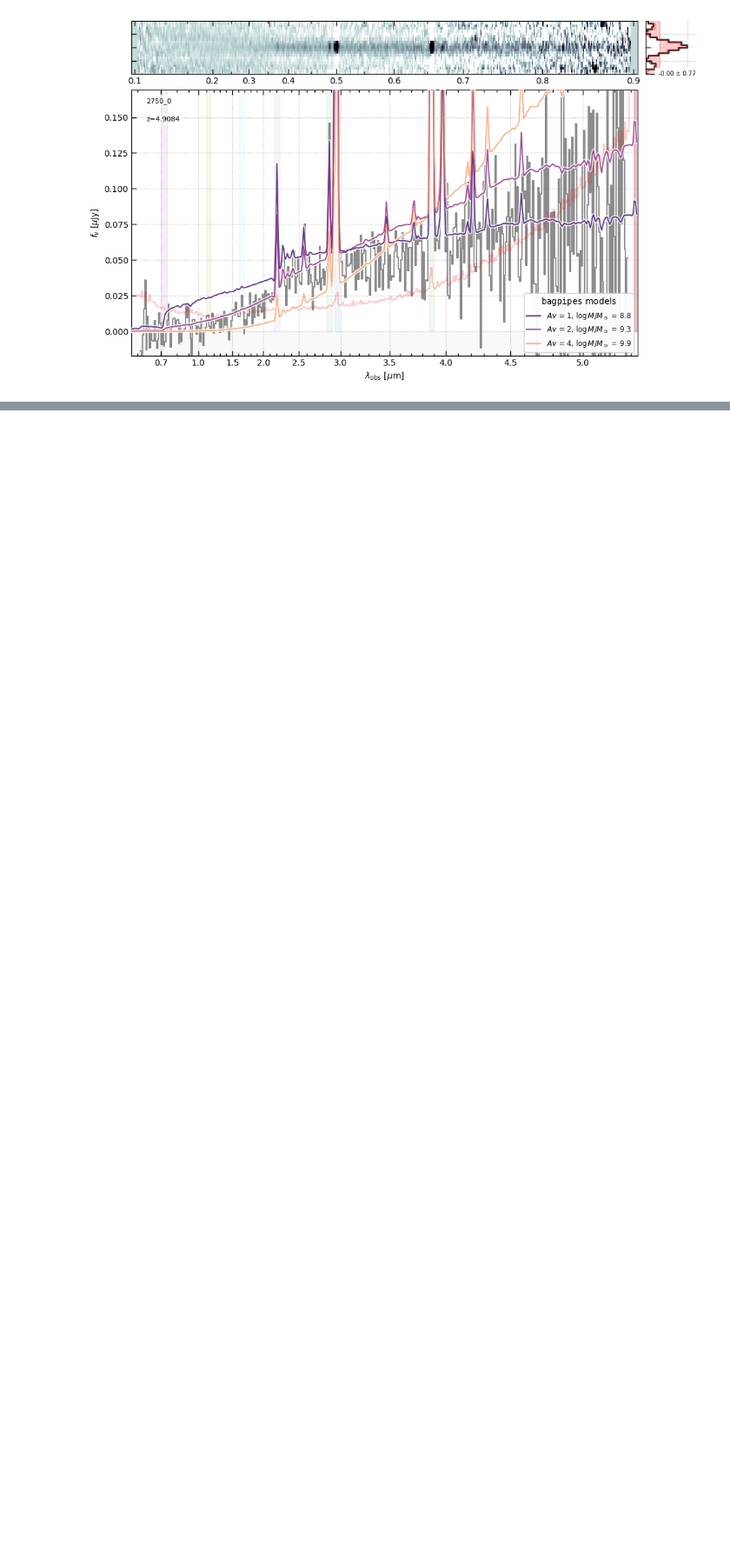
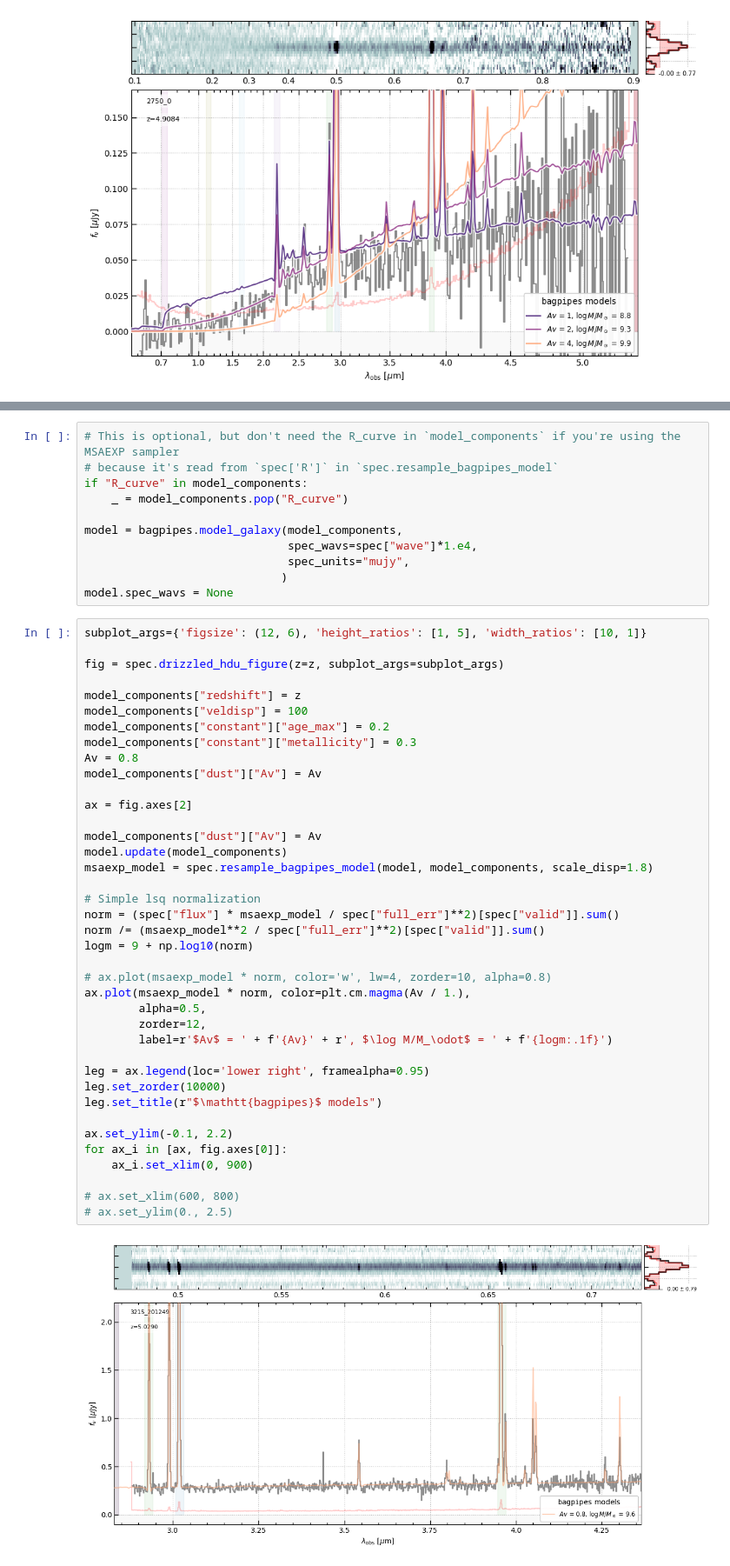
Before and after one commit to gbrammer/msaexp, a Jupyter notebook: docs/examples/sps-utilities.ipynb, the cells around one changed output, grey strips where cells are left out. Shown at 87% size. Cells and saved outputs as stored; diff of their text form; blank space fills up the shorter version.

```diff
--- a/docs/examples/sps-utilities.ipynb
+++ b/docs/examples/sps-utilities.ipynb
@@ -381,0 +397,52 @@ leg.set_title(r"$\mathtt{bagpipes}$ models")
+# %%
+# This is optional, but don't need the R_curve in `model_components` if you're using the MSAEXP sampler
+# because it's read from `spec['R']` in `spec.resample_bagpipes_model`
+if "R_curve" in model_components:
+    _ = model_components.pop("R_curve")
+
+model = bagpipes.model_galaxy(model_components,
+                              spec_wavs=spec["wave"]*1.e4,
+                              spec_units="mujy",
+                             )
+model.spec_wavs = None
+# %%
+subplot_args={'figsize': (12, 6), 'height_ratios': [1, 5], 'width_ratios': [10, 1]}
+
+fig = spec.drizzled_hdu_figure(z=z, subplot_args=subplot_args)
+
+model_components["redshift"] = z
+model_components["veldisp"] = 100
+model_components["constant"]["age_max"] = 0.2
+model_components["constant"]["metallicity"] = 0.3
+Av = 0.8
+model_components["dust"]["Av"] = Av
+
+ax = fig.axes[2]
+
+model_components["dust"]["Av"] = Av
+model.update(model_components)
+msaexp_model = spec.resample_bagpipes_model(model, model_components, scale_disp=1.8)
+
+# Simple lsq normalization
+norm = (spec["flux"] * msaexp_model / spec["full_err"]**2)[spec["valid"]].sum()
+norm /= (msaexp_model**2 / spec["full_err"]**2)[spec["valid"]].sum()
+logm = 9 + np.log10(norm)
+
+# ax.plot(msaexp_model * norm, color='w', lw=4, zorder=10, alpha=0.8)
+ax.plot(msaexp_model * norm, color=plt.cm.magma(Av / 1.),
+        alpha=0.5,
+        zorder=12,
+        label=r'$Av$ = ' + f'{Av}' + r', $\log M/M_\odot$ = ' + f'{logm:.1f}')
+
+leg = ax.legend(loc='lower right', framealpha=0.95)
+leg.set_zorder(10000)
+leg.set_title(r"$\mathtt{bagpipes}$ models")
+
+ax.set_ylim(-0.1, 2.2)
+for ax_i in [ax, fig.axes[0]]:
+    ax_i.set_xlim(0, 900)
+
+# ax.set_xlim(600, 800)
+# ax.set_ylim(0., 2.5)
+# %% [output]
+[figure, added]
```
Also changed, not shown: parts of 8 cells of this notebook.
